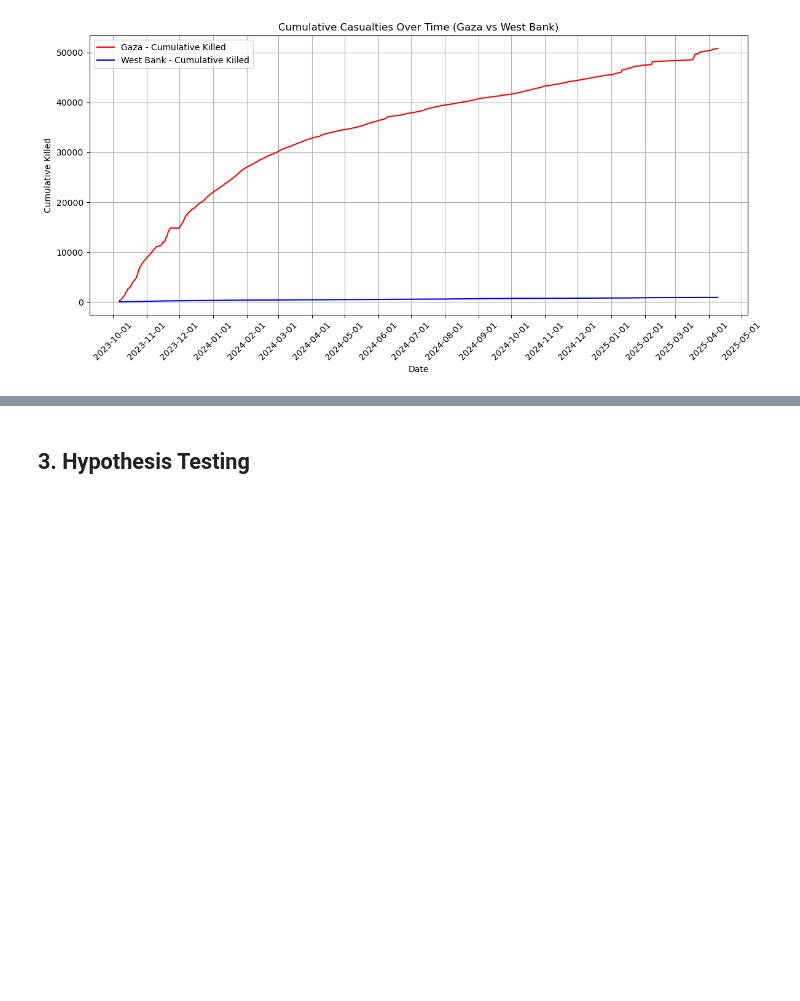
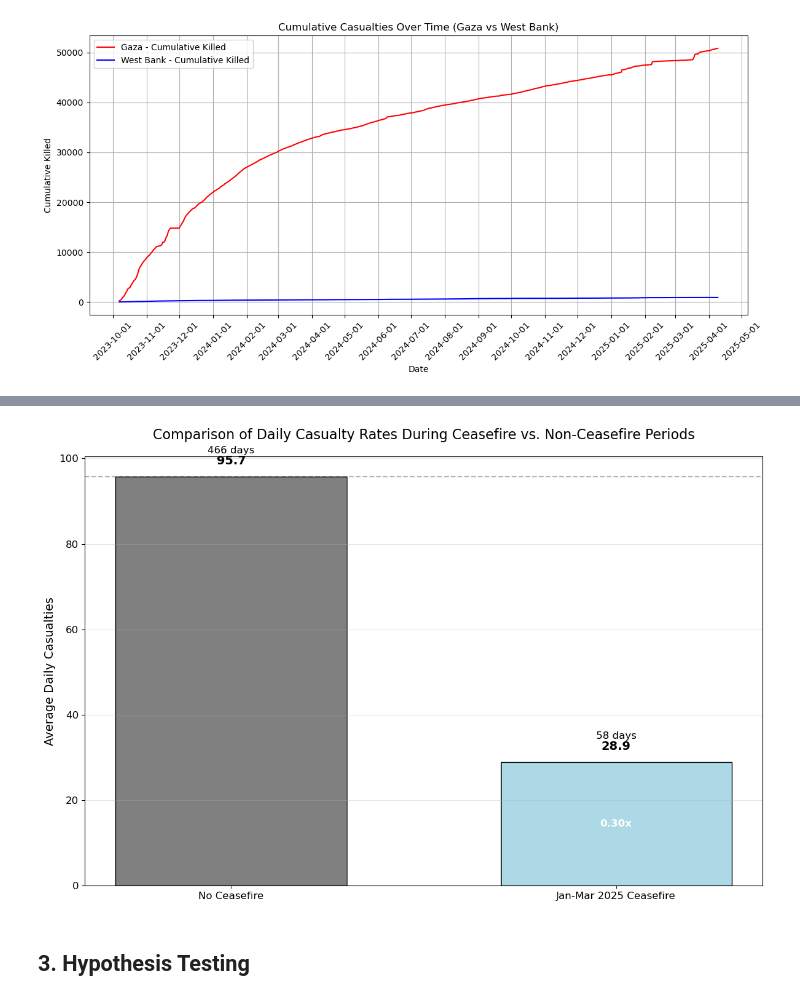
Before and after one commit to shatha-alhazbi/gaza-through-data, a Jupyter notebook: Part B/PartB.ipynb, the cells around one changed output, grey strips where cells are left out. Drawn from its saved outputs; the diff is of its cells as text; code cells hidden in the pictures; blank space fills up the shorter version.

Commit message:
ceasefire visualization

```diff
--- a/Part B/PartB.ipynb
+++ b/Part B/PartB.ipynb
@@ -758,0 +777,82 @@ plt.show()
+# %%
+plt.clf()
+dates = [datetime.strptime(date, '%Y-%m-%d') for date in daily_casualties_gaza.column('report_date')]
+gaza_clean = Table().with_columns(
+    'date', dates,
+    'killed', daily_casualties_gaza.column('killed')
+)
+#this data is from Aljazeera
+ceasefire_periods = [
+    {'name': 'Nov-Dec 2023 Ceasefire', 'start': datetime(2023, 11, 24), 'end': datetime(2023, 12, 1)},
+    {'name': 'Jan-Mar 2025 Ceasefire', 'start': datetime(2025, 1, 19), 'end': datetime(2025, 3, 17)}
+]
+
+ceasefire_period_names = []
+for date in gaza_clean.column('date'):
+    period_name = "No Ceasefire"
+
+    for cf in ceasefire_periods:
+        if cf['start'] <= date <= cf['end']:
+            period_name = cf['name']
+            break
+
+    ceasefire_period_names.append(period_name)
+
+gaza_clean = gaza_clean.with_column('ceasefire_period', ceasefire_period_names)
+# some statistics
+period_stats = Table().with_columns(
+    'Period', [],
+    'Avg Daily Casualties', [],
+    'Days Count', []
+)
+
+for period in set(gaza_clean.column('ceasefire_period')):
+    period_data = gaza_clean.where('ceasefire_period', are.equal_to(period))
+    valid_killed = [k for k in period_data.column('killed') if not np.isnan(k)]
+
+    if valid_killed:
+        period_stats = period_stats.with_row([
+            period,
+            np.mean(valid_killed),
+            len(valid_killed)
+        ])
+periods = period_stats.column('Period')
+daily_avgs = period_stats.column('Avg Daily Casualties')
+days_count = period_stats.column('Days Count')
+
+sorted_indices = [i for i, p in sorted(enumerate(periods), key=lambda x: 0 if x[1] == 'No Ceasefire' else 1)]
+sorted_periods = [periods[i] for i in sorted_indices]
+sorted_avgs = [daily_avgs[i] for i in sorted_indices]
+sorted_days = [days_count[i] for i in sorted_indices]
+
+#plotting and adding data
+plt.figure(figsize=(12, 8))
+colors = ['gray' if p == 'No Ceasefire' else 'lightgreen' if 'Nov-Dec' in p else 'lightblue' for p in sorted_periods]
+bars = plt.bar(sorted_periods, sorted_avgs, color=colors, width=0.6)
+for i, bar in enumerate(bars):
+    height = bar.get_height()
+    plt.text(bar.get_x() + bar.get_width()/2., height + 5,
+            f"{sorted_days[i]} days", ha='center', va='bottom', fontsize=12)
+
+for i, v in enumerate(sorted_avgs):
+    plt.text(i, v + max(sorted_avgs)*0.03, f"{v:.1f}", ha='center', fontsize=14, fontweight='bold')
+
+no_ceasefire_avg = sorted_avgs[0]  # Assuming 'No Ceasefire' is first
+for i, (period, avg) in enumerate(zip(sorted_periods, sorted_avgs)):
+    if period != 'No Ceasefire':
+        ratio = avg / no_ceasefire_avg
+        plt.text(i, avg/2, f"{ratio:.2f}x", ha='center', va='center',
+                 fontsize=12, color='white', fontweight='bold')
+
+plt.ylabel('Average Daily Casualties', fontsize=14)
+plt.title('Comparison of Daily Casualty Rates During Ceasefire vs. Non-Ceasefire Periods', fontsize=16, pad=20)
+plt.grid(axis='y', alpha=0.3)
+plt.xticks(fontsize=12)
+plt.yticks(fontsize=12)
+
+# Add a horizontal line at the 'No Ceasefire' level for reference
+plt.axhline(y=sorted_avgs[0], color='black', linestyle='--', alpha=0.3)
+
+plt.tight_layout()
+plt.show()
+# %% [output]
@@ -758,0 +860 @@ plt.show()
+[figure, added]
```
Also changed, not shown: parts of 10 cells of this notebook.
